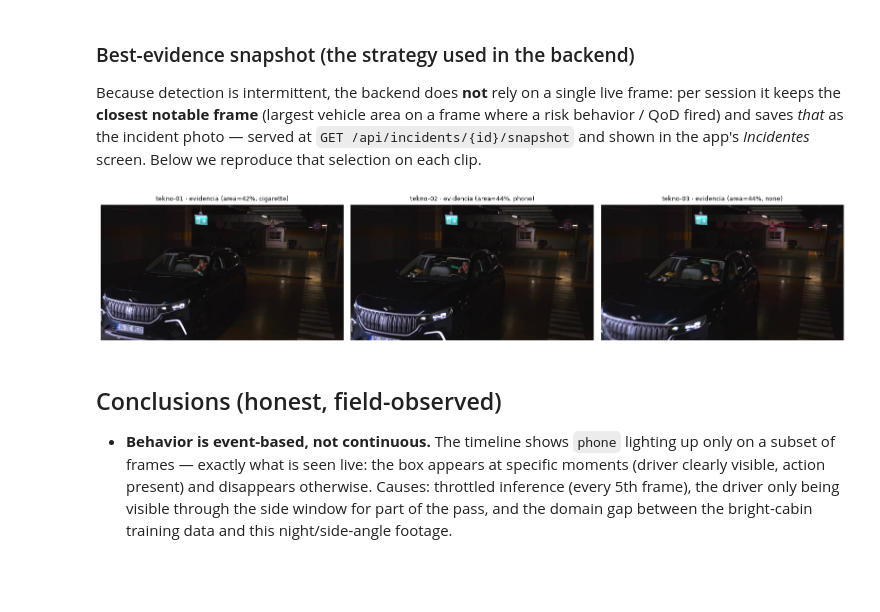
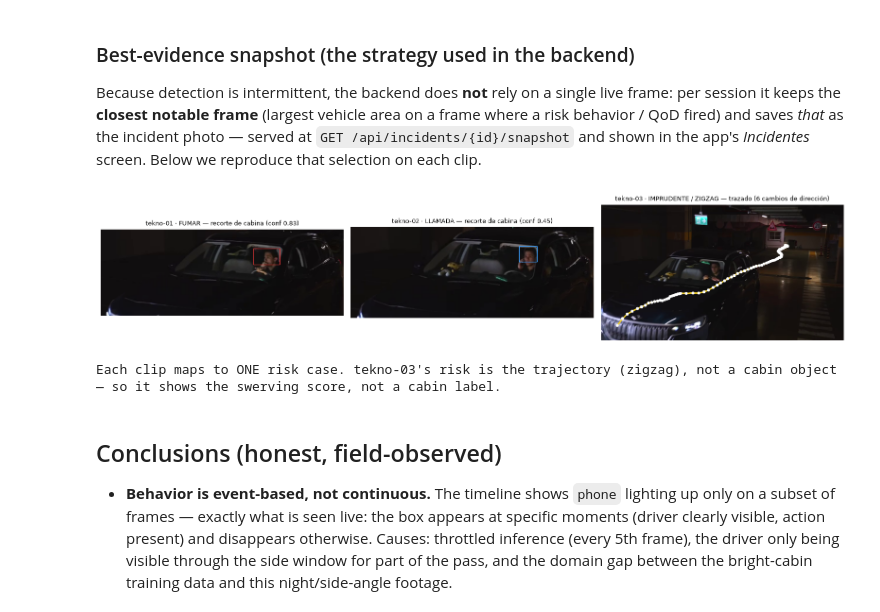
Before and after one commit to Manceb0/TeknoFest, a Jupyter notebook: notebooks/08_operational_analysis.ipynb, the cells around one changed output. Cells and saved outputs as stored; diff of their text form; code cells hidden in the pictures; blank space fills up the shorter version.

```diff
--- a/notebooks/08_operational_analysis.ipynb
+++ b/notebooks/08_operational_analysis.ipynb
@@ -122,33 +122,59 @@ frame where a risk behavior / QoD fired) and saves *that* as the incident photo
 served at `GET /api/incidents/{id}/snapshot` and shown in the app's *Incidentes*
 screen. Below we reproduce that selection on each clip.
 # %%
-def best_evidence(video, step=3):
-    cap=cv2.VideoCapture(video); best=None; idx=0
+# Each clip = ONE risk case, visualised by its REAL signal:
+#   FUMAR / LLAMADA -> zoomed cabin crop with the detected behavior box
+#   ZIGZAG          -> the vehicle's trajectory (centre path) drawn as a line
+CASE = {"tekno-01": ("FUMAR","cigarette",(255,60,60)),
+        "tekno-02": ("LLAMADA","phone",(60,160,255)),
+        "tekno-03": ("IMPRUDENTE / ZIGZAG", None, (245,210,40))}
+
+def analyze(video, expected, step=3):
+    cap=cv2.VideoCapture(video); centers=[]; big_area=None; behav=None; idx=0
     while True:
         ok,fr=cap.read()
         if not ok: break
         if idx%step==0:
             r=veh.predict(fr,imgsz=512,conf=0.25,classes=[2,3,5,7],device=DEV,verbose=False)[0]
             if len(r.boxes):
                 b=max(r.boxes,key=lambda b:(b.xyxy[0][2]-b.xyxy[0][0])*(b.xyxy[0][3]-b.xyxy[0][1]))
                 x1,y1,x2,y2=[int(v) for v in b.xyxy[0].tolist()]; H,W=fr.shape[:2]
-                area=((x2-x1)*(y2-y1))/(W*H)
-                crop=cv2.resize(fr[max(0,y1):y2,max(0,x1):x2],None,fx=3,fy=3)
-                rr=beh.predict(crop,imgsz=512,conf=0.20,device=DEV,verbose=False)[0]
-                lab=beh.names[int(max(rr.boxes,key=lambda b:float(b.conf)).cls)] if len(rr.boxes) else "none"
-                notable = lab in ("phone","cigarette") or area>0.15
-                if notable and (best is None or area>best[0]): best=(area,fr.copy(),lab)
+                centers.append(((x1+x2)//2,(y1+y2)//2)); area=((x2-x1)*(y2-y1))/(W*H)
+                if big_area is None or area>big_area[0]: big_area=(area,fr.copy(),(x1,y1,x2,y2))
+                if expected:  # track the clearest behavior detection (max conf of the expected concept)
+                    cab=cv2.resize(fr[y1:y1+int((y2-y1)*0.55),x1:x2],None,fx=4,fy=4)
+                    rr=beh.predict(cab,imgsz=512,conf=0.12,device=DEV,verbose=False)[0]
+                    for bx in rr.boxes:
+                        if beh.names[int(bx.cls)]==expected:
+                            cf=float(bx.conf)
+                            if behav is None or cf>behav[0]:
+                                behav=(cf,cab.copy(),[int(z) for z in bx.xyxy[0].tolist()])
         idx+=1
-    cap.release(); return best
-fig,axes=plt.subplots(1,3,figsize=(16,4))
+    cap.release(); return centers, big_area, behav
+
+fig,axes=plt.subplots(1,3,figsize=(16,4.4))
 for a,v in zip(axes,sorted(glob.glob("../frontend/public/demo-videos/*.mp4"))):
     name=v.split('/')[-1].split(chr(92))[-1].replace('.mp4','')
-    be=best_evidence(v)
-    if be: a.imshow(cv2.cvtColor(be[1],cv2.COLOR_BGR2RGB)); a.set_title(f"{name} · evidencia (area={be[0]:.0%}, {be[2]})",fontsize=9)
+    case,expected,col=CASE[name]; centers,big_area,behav=analyze(v,expected)
+    if name=="tekno-03":
+        # draw the trajectory: lateral oscillation = zigzag
+        disp=cv2.cvtColor(big_area[1],cv2.COLOR_BGR2RGB)
+        for p,q in zip(centers,centers[1:]): cv2.line(disp,p,q,(245,210,40),3)
+        for p in centers: cv2.circle(disp,p,5,(255,255,255),-1)
+        xs=[c[0] for c in centers]; chg=sum(1 for a0,b0,c0 in zip(xs,xs[1:],xs[2:]) if (b0-a0)*(c0-b0)<0)
+        a.imshow(disp); a.set_title(f"{name} · {case} — trazado ({chg} cambios de dirección)",fontsize=9)
+    elif behav:
+        disp=cv2.cvtColor(behav[1],cv2.COLOR_BGR2RGB); bb=behav[2]
+        cv2.rectangle(disp,(bb[0],bb[1]),(bb[2],bb[3]),col,3)
+        a.imshow(disp); a.set_title(f"{name} · {case} — recorte de cabina (conf {behav[0]:.2f})",fontsize=9)
+    else:
+        a.imshow(cv2.cvtColor(big_area[1],cv2.COLOR_BGR2RGB)); a.set_title(f"{name} · {case} (no detectado en este clip)",fontsize=9)
     a.axis("off")
 plt.tight_layout(); plt.show()
+print("Each clip maps to ONE risk case. tekno-03's risk is the trajectory (zigzag), not a cabin object — so it shows the swerving score, not a cabin label.")
 # %% [output]
-[figure, old version]
+[figure, new version]
+Each clip maps to ONE risk case. tekno-03's risk is the trajectory (zigzag), not a cabin object — so it shows the swerving score, not a cabin label.
 # %% [markdown]
 ## Conclusions (honest, field-observed)
 
```
Also changed, not shown: 23 other files.
